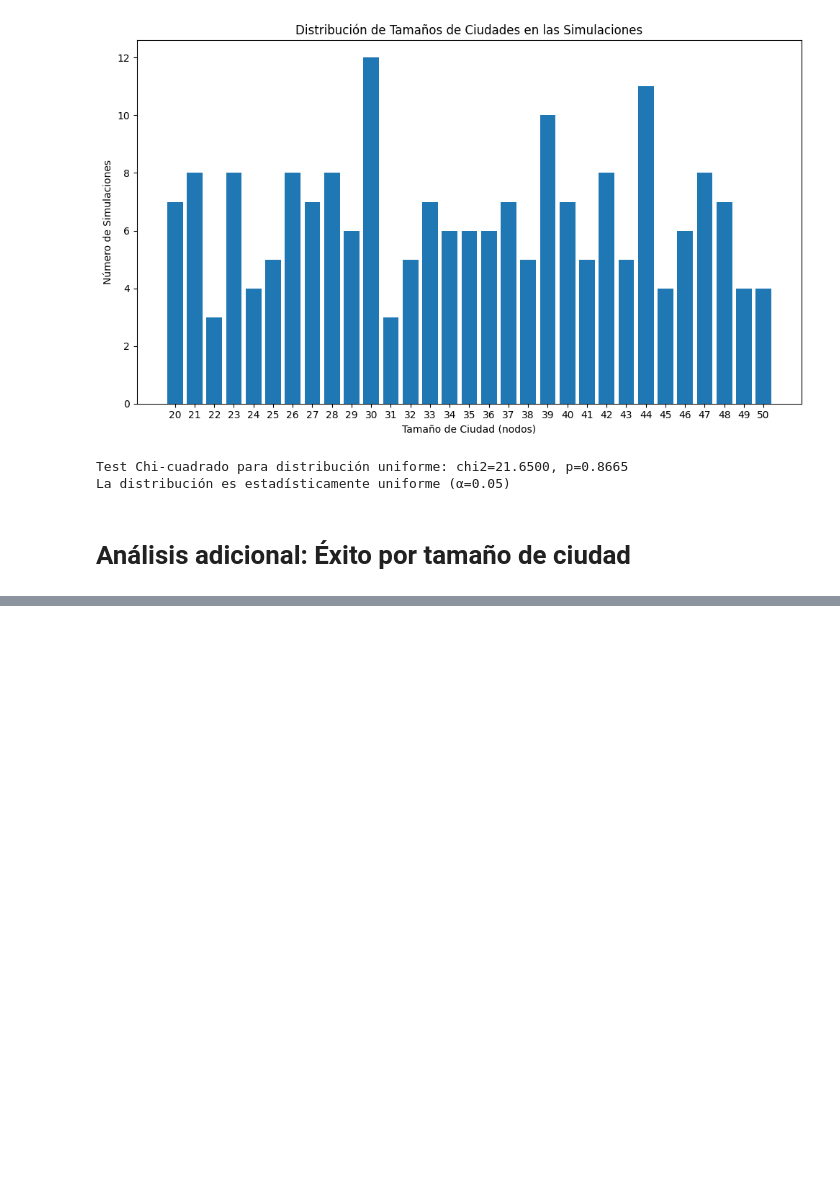
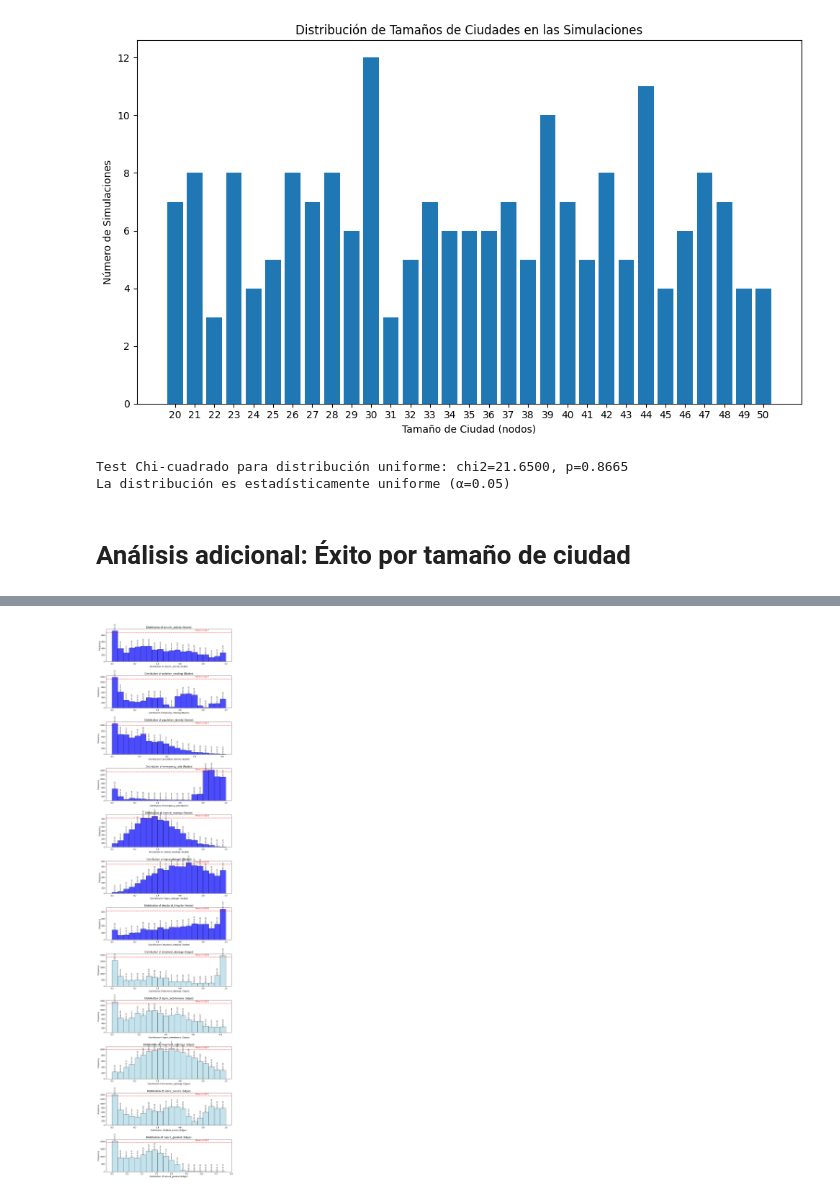
Before and after one commit to Cord210802/graph_zombie_repo, a Jupyter notebook: public/student_code/examen/primeras_hipotesis.ipynb, the cells around one changed output, grey strips where cells are left out. Cells and saved outputs as stored; diff of their text form; code cells hidden in the pictures; blank space fills up the shorter version.

```diff
--- a/public/student_code/examen/primeras_hipotesis.ipynb
+++ b/public/student_code/examen/primeras_hipotesis.ipynb
@@ -37,5 +39,5 @@ with open('./data/policies/EvacuationPolicy/experiments/20250303_0029/resource_m
 # %%
-with open('/Users/jeronimo/Desktop/Jero/VS_Code/IA/graph_zombie_repo/data/policies/EvacuationPolicy/experiments/20250303_0029/raw_data.json', 'r') as f:
+with open('/Users/jeronimo/Desktop/Jero/VS_Code/IA/graph_zombie_repo/data/policies/EvacuationPolicy/experiments/20250304_0942/raw_data.json', 'r') as f:
     raw_data = json.load(f)
 # %% [markdown]
 # Hipótesis 1: No hay correlación lineal entre los factores ambientales
@@ -266,0 +269,6 @@ plt.show()
+# %%
+with open('/Users/jeronimo/Desktop/Jero/VS_Code/IA/graph_zombie_repo/data/policies/EvacuationPolicy/experiments/20250304_0942/raw_data.json', 'r') as f:
+    raw_data = json.load(f)
+
+# Print keys to understand structure
+print("Keys in raw_data:", raw_data.keys())
@@ -266,0 +277,81 @@ plt.show()
+# %%
+import json
+import matplotlib.pyplot as plt
+import numpy as np
+
+# Load the data
+with open('/Users/jeronimo/Desktop/Jero/VS_Code/IA/graph_zombie_repo/data/policies/EvacuationPolicy/experiments/20250304_0959/raw_data.json', 'r') as f:
+    raw_data = json.load(f)
+
+# Extract all factors from nodes and edges
+node_factors = ['seismic_activity', 'radiation_readings', 'population_density',
+                'emergency_calls', 'thermal_readings', 'signal_strength',
+                'structural_integrity']
+edge_factors = ['structural_damage', 'signal_interference', 'movement_sightings',
+                'debris_density', 'hazard_gradient']
+
+# Create a function to plot histograms
+def plot_histograms(data, title, color, ax):
+    # Calculate mean
+    mean_value = np.mean(data)
+
+    # Create histogram
+    n, bins, patches = ax.hist(data, bins=20, edgecolor='black', color=color, alpha=0.7)
+
+    # Add x-axis values on top of bars
+    for i, rect in enumerate(patches):
+        height = rect.get_height()
+        ax.text(rect.get_x() + rect.get_width()/2., height,
+                f'{bins[i]:.2f}-{bins[i+1]:.2f}',
+                ha='center', va='bottom', rotation=90, fontsize=8)
+
+    # Add mean line
+    ax.axhline(y=ax.get_ylim()[1]*0.9, color='r', linestyle='--')
+    ax.text(ax.get_xlim()[1]*0.7, ax.get_ylim()[1]*0.95,
+            f'Mean: {mean_value:.4f}', color='r')
+
+    ax.set_title(title)
+    ax.set_xlabel(title)
+    ax.set_ylabel('Frequency')
+
+# Create a figure with subplots for each factor
+fig, axes = plt.subplots(len(node_factors) + len(edge_factors), 1, figsize=(10, 40))
+
+# Iterate through node factors
+for i, factor in enumerate(node_factors):
+    data = []
+    for run in raw_data['runs']:
+        for node in run['proxy_data']['nodes'].values():
+            data.append(node[factor])
+
+    # Plot histogram for node factor
+    plot_histograms(data, f'Distribution of {factor} (Nodes)', 'blue', axes[i])
+
+    # Print statistics
+    print(f"{factor} (Nodes) Statistics:")
+    print(f"Mean: {np.mean(data):.4f}")
+    print(f"Median: {np.median(data):.4f}")
+    print(f"Standard Deviation: {np.std(data):.4f}")
+    print(f"Number of values: {len(data)}\n")
+
+# Iterate through edge factors
+for i, factor in enumerate(edge_factors):
+    data = []
+    for run in raw_data['runs']:
+        for edge in run['proxy_data']['edges'].values():
+            data.append(edge[factor])
+
+    # Plot histogram for edge factor
+    plot_histograms(data, f'Distribution of {factor} (Edges)', 'lightblue', axes[i + len(node_factors)])
+
+    # Print statistics
+    print(f"{factor} (Edges) Statistics:")
+    print(f"Mean: {np.mean(data):.4f}")
+    print(f"Median: {np.median(data):.4f}")
+    print(f"Standard Deviation: {np.std(data):.4f}")
+    print(f"Number of values: {len(data)}\n")
+
+# Adjust layout and display the plot
+plt.tight_layout()
+plt.show()
+# %% [output]
@@ -266,0 +375 @@ plt.show()
+[figure, added]
```
Also changed, not shown: parts of 7 cells of this notebook.
